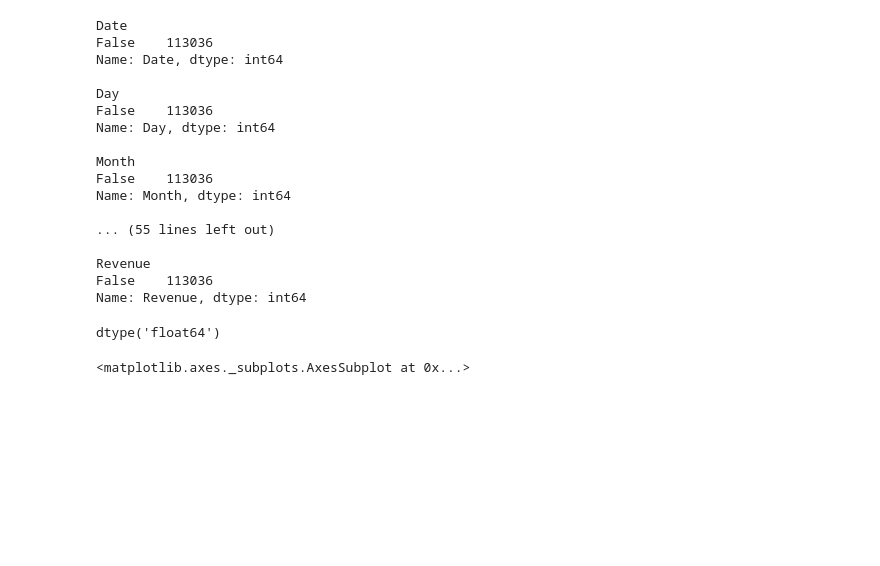
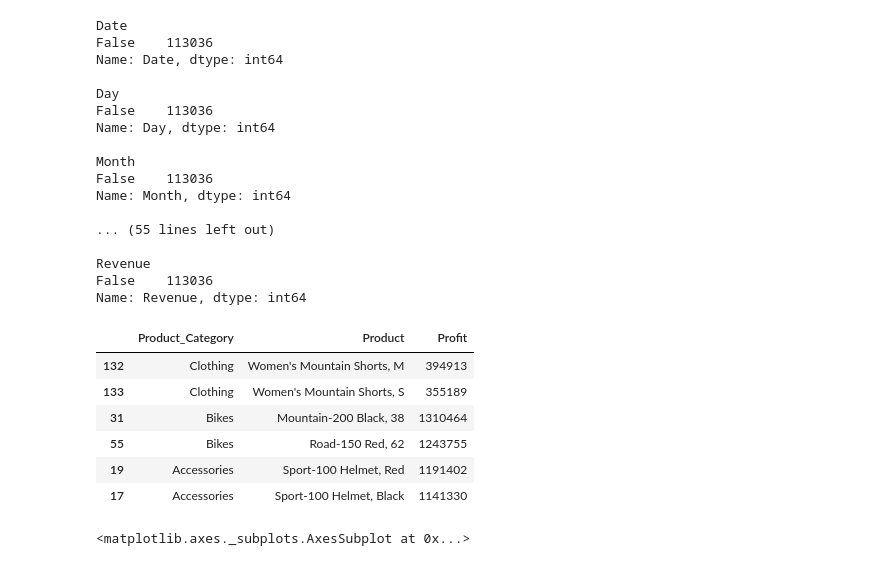
Before and after one commit to Konoko2004/Sales_Data_Analysis, a Jupyter notebook: Dashboard.ipynb, the cells around one changed output. Saved outputs shown, nothing was run; the diff lists cells and outputs as text; code cells hidden in the pictures; blank space fills up the shorter version.

```diff
--- a/Dashboard.ipynb
+++ b/Dashboard.ipynb
@@ -54,11 +54,18 @@ Name: Month, dtype: int64
 Revenue
 False    113036
 Name: Revenue, dtype: int64
-# %%
-raw_data['Profit per unit'] = raw_data['Profit']/raw_data['Order_Quantity']
-raw_data['Profit per unit'].dtype
-# %% [output]
-dtype('float64')
+# %%
+#get top 2 best sellers in each product Category.
+test = raw_data[['Product_Category','Product','Profit']].groupby(['Product_Category','Product'], as_index =False).sum().sort_values(by=['Product_Category','Profit'], ascending = False)
+test.groupby('Product_Category').head(2)
+# %% [output]
+|  | Product_Category | Product | Profit |
+| 132 | Clothing | Women's Mountain Shorts, M | 394913 |
+| 133 | Clothing | Women's Mountain Shorts, S | 355189 |
+| 31 | Bikes | Mountain-200 Black, 38 | 1310464 |
+| 55 | Bikes | Road-150 Red, 62 | 1243755 |
+| 19 | Accessories | Sport-100 Helmet, Red | 1191402 |
+| 17 | Accessories | Sport-100 Helmet, Black | 1141330 |
 # %%
 # bin profit categories
 
```
